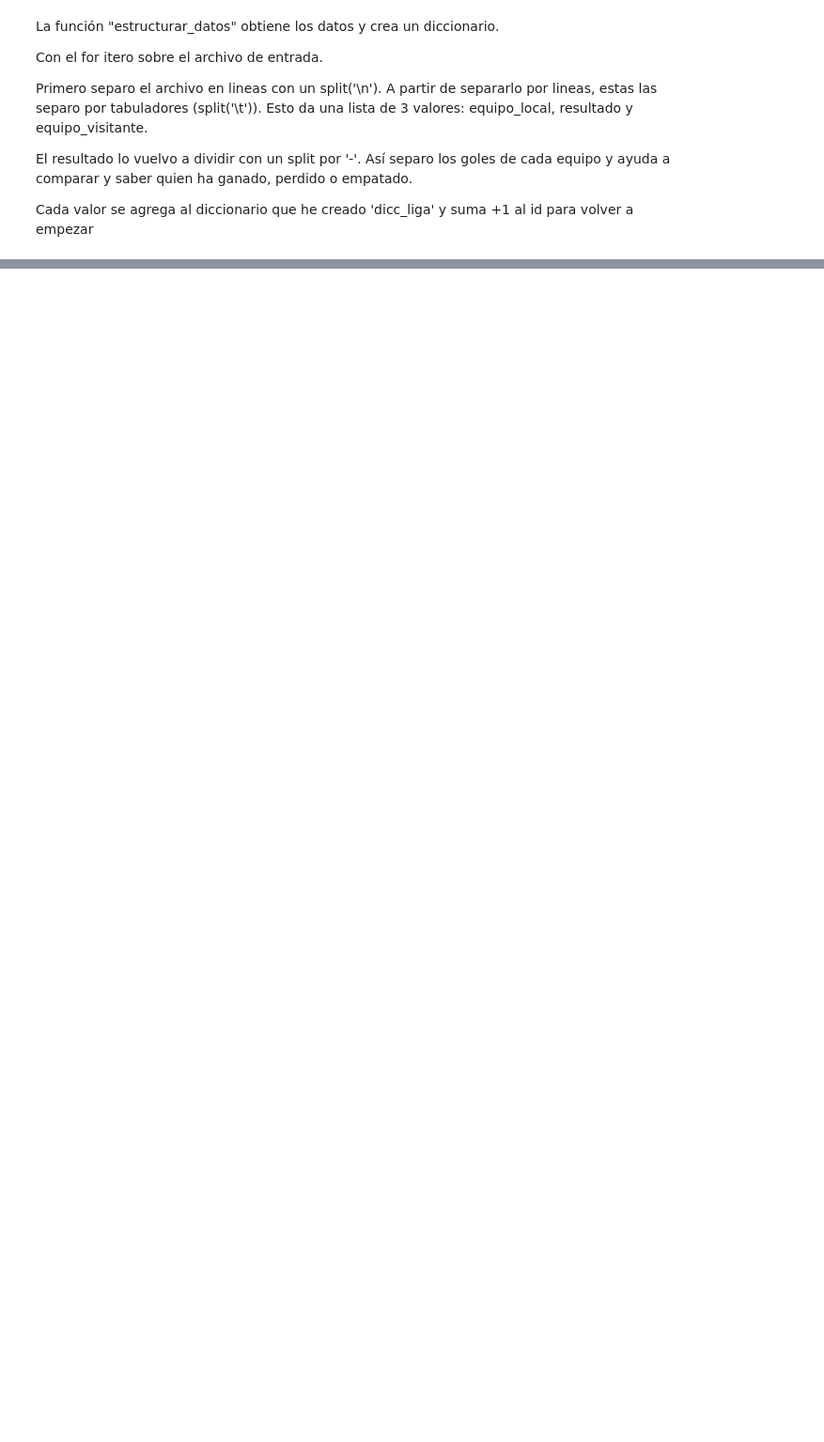
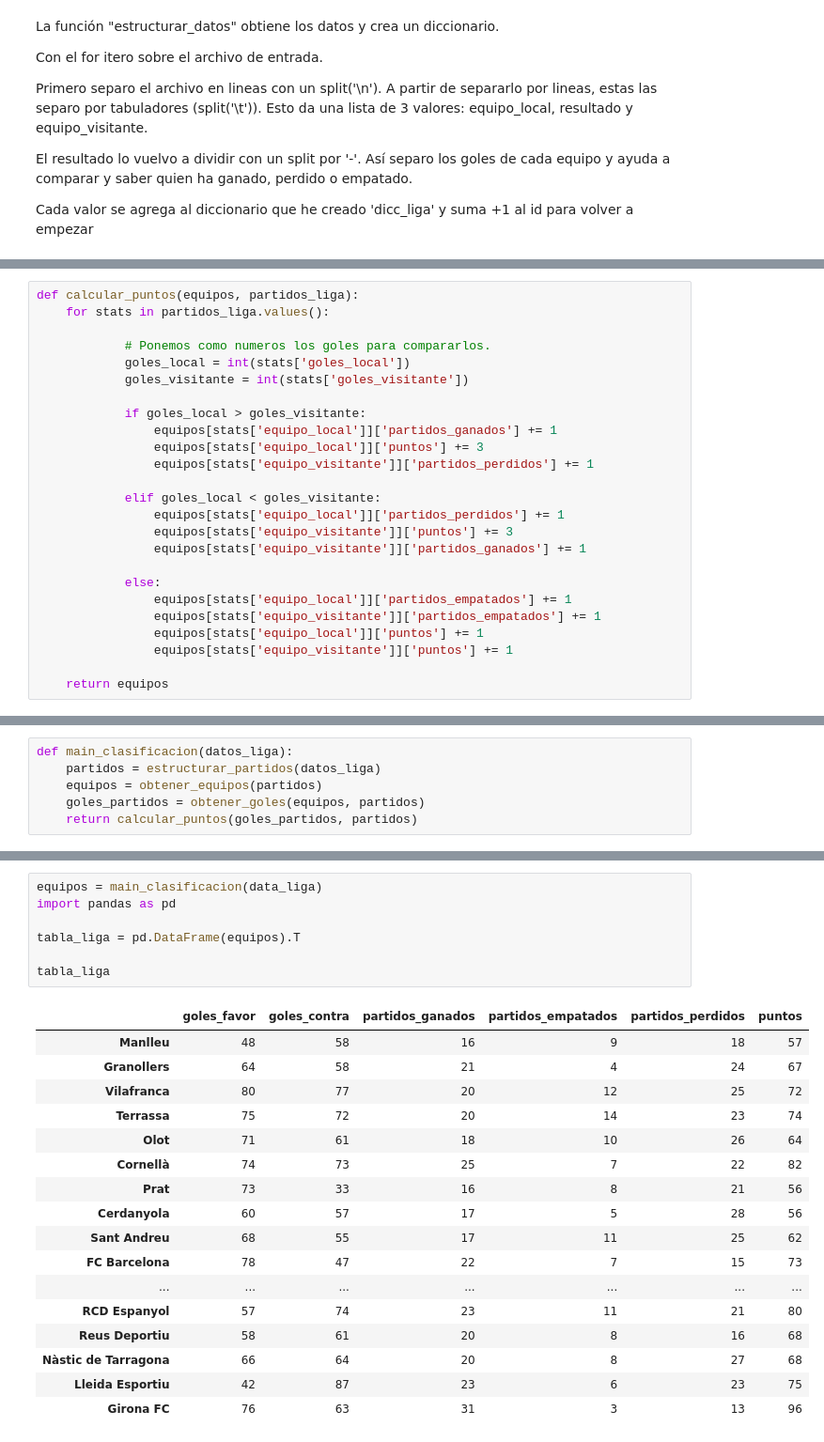
Before and after one commit to noelcarrionmatias/IT_Data, a Jupyter notebook: Especializacion/7_Sprint/codigo_sprint7_noel.ipynb, the cells around one changed output, grey strips where cells are left out. Shown at 94% size. Saved outputs shown, nothing was run; the diff lists cells and outputs as text; blank space fills up the shorter version.

```diff
--- a/Especializacion/7_Sprint/codigo_sprint7_noel.ipynb
+++ b/Especializacion/7_Sprint/codigo_sprint7_noel.ipynb
@@ -729,0 +733,25 @@ obtener_equipos(estructurar_partidos(data_liga))
+# %%
+def calcular_puntos(equipos, partidos_liga):
+    for stats in partidos_liga.values():
+
+            # Ponemos como numeros los goles para compararlos.
+            goles_local = int(stats['goles_local'])
+            goles_visitante = int(stats['goles_visitante'])
+
+            if goles_local > goles_visitante:
+                equipos[stats['equipo_local']]['partidos_ganados'] += 1
+                equipos[stats['equipo_local']]['puntos'] += 3
+                equipos[stats['equipo_visitante']]['partidos_perdidos'] += 1
+
+            elif goles_local < goles_visitante:
+                equipos[stats['equipo_local']]['partidos_perdidos'] += 1
+                equipos[stats['equipo_visitante']]['puntos'] += 3
+                equipos[stats['equipo_visitante']]['partidos_ganados'] += 1
+
+            else:
+                equipos[stats['equipo_local']]['partidos_empatados'] += 1
+                equipos[stats['equipo_visitante']]['partidos_empatados'] += 1
+                equipos[stats['equipo_local']]['puntos'] += 1
+                equipos[stats['equipo_visitante']]['puntos'] += 1
+
+    return equipos
@@ -729,0 +760,6 @@ obtener_equipos(estructurar_partidos(data_liga))
+# %%
+def main_clasificacion(datos_liga):
+    partidos = estructurar_partidos(datos_liga)
+    equipos = obtener_equipos(partidos)
+    goles_partidos = obtener_goles(equipos, partidos)
+    return calcular_puntos(goles_partidos, partidos)
@@ -729,0 +768,25 @@ obtener_equipos(estructurar_partidos(data_liga))
+# %%
+equipos = main_clasificacion(data_liga)
+import pandas as pd
+
+tabla_liga = pd.DataFrame(equipos).T
+
+tabla_liga
+# %% [output]
+|  | goles_favor | goles_contra | partidos_ganados | partidos_empatados | partidos_perdidos | puntos |
+| Manlleu | 48 | 58 | 16 | 9 | 18 | 57 |
+| Granollers | 64 | 58 | 21 | 4 | 24 | 67 |
+| Vilafranca | 80 | 77 | 20 | 12 | 25 | 72 |
+| Terrassa | 75 | 72 | 20 | 14 | 23 | 74 |
+| Olot | 71 | 61 | 18 | 10 | 26 | 64 |
+| Cornellà | 74 | 73 | 25 | 7 | 22 | 82 |
+| Prat | 73 | 33 | 16 | 8 | 21 | 56 |
+| Cerdanyola | 60 | 57 | 17 | 5 | 28 | 56 |
+| Sant Andreu | 68 | 55 | 17 | 11 | 25 | 62 |
+| FC Barcelona | 78 | 47 | 22 | 7 | 15 | 73 |
+| ... | ... | ... | ... | ... | ... | ... |
+| RCD Espanyol | 57 | 74 | 23 | 11 | 21 | 80 |
+| Reus Deportiu | 58 | 61 | 20 | 8 | 16 | 68 |
+| Nàstic de Tarragona | 66 | 64 | 20 | 8 | 27 | 68 |
+| Lleida Esportiu | 42 | 87 | 23 | 6 | 23 | 75 |
+| Girona FC | 76 | 63 | 31 | 3 | 13 | 96 |
```
Also changed, not shown: parts of 23 cells of this notebook.
